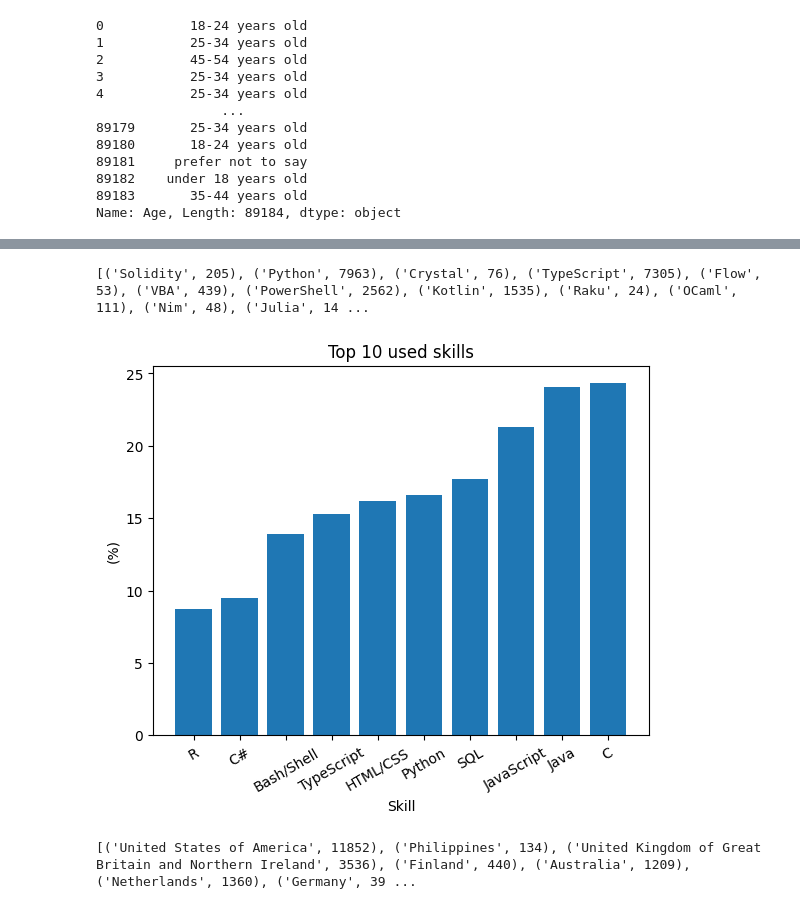
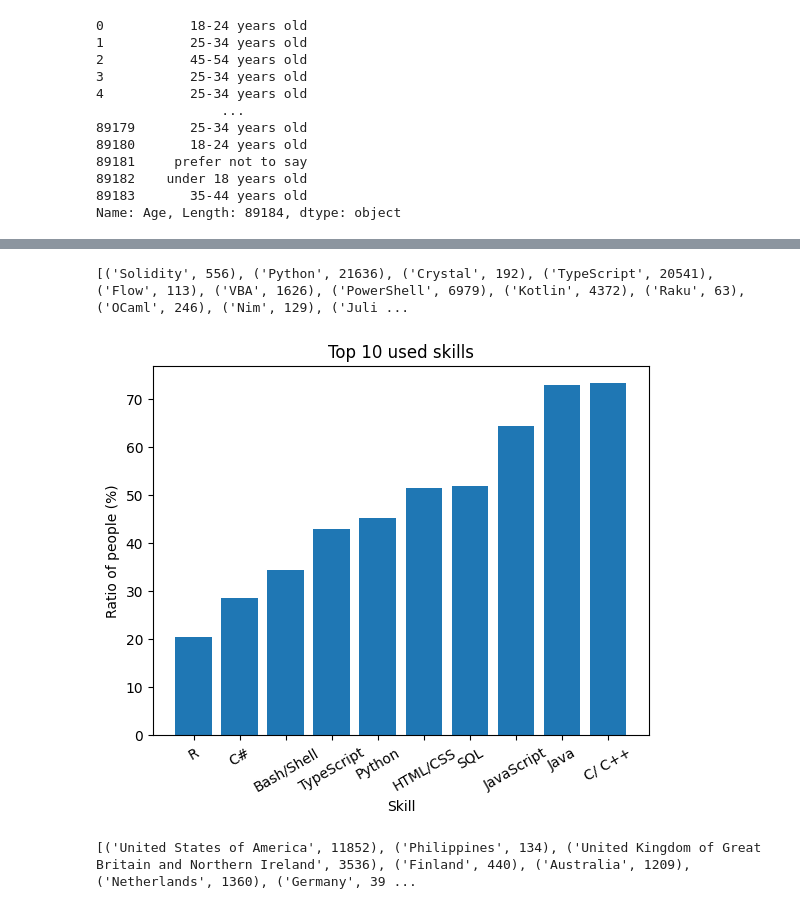
Before and after one commit to joshuaSamuel06/Tech-Jobs-Analysis, a Jupyter notebook: Analysis/data_analysis.ipynb, the cells around one changed output, grey strips where cells are left out. Drawn from its saved outputs; the diff is of its cells as text; code cells hidden in the pictures.

```diff
--- a/Analysis/data_analysis.ipynb
+++ b/Analysis/data_analysis.ipynb
@@ -159,31 +123,32 @@ for index, skill in enumerate(skills):
 # %%
 skills_entries = []
 for i in skills:
-    skills_entries.append((i, len(data[(data['ProgrammingLanguages'].str.contains(i, na=False)) & (data["AnnualSalary($)"] > 100000)])))
+    skills_entries.append((i, len(data[(data['ProgrammingLanguages'].str.contains(i, na=False))])))
 
 print(skills_entries)
 # %% [output]
-[('Solidity', 205), ('Python', 7963), ('Crystal', 76), ('TypeScript', 7305), ('Flow', 53), ('VBA', 439), ('PowerShell', 2562), ('Kotlin', 1535), ('Raku', 24), ('OCaml', 111), ('Nim', 48), ('Julia', 14 ...
+[('Solidity', 556), ('Python', 21636), ('Crystal', 192), ('TypeScript', 20541), ('Flow', 113), ('VBA', 1626), ('PowerShell', 6979), ('Kotlin', 4372), ('Raku', 63), ('OCaml', 246), ('Nim', 129), ('Juli ...
 # %%
 sorted_skills = sorted(skills_entries, key=lambda x: x[1])
 sorted_skills
 # Skills data analysis
 y = [(v[1]/data.shape[0])*100 for i, v in enumerate(sorted_skills[-11:-1])]
 x = [v[0] for i, v in enumerate(sorted_skills[-11:-1])]
+x[-1] = 'C/ C++'
 # %%
 import matplotlib.pyplot as plt
 import matplotlib.cm as cm
 import numpy as np
 bar_colors = ['tab:red', 'tab:blue', 'tab:red', 'tab:orange']
 colors = cm.rainbow(np.linspace(0.3, 1, len(y)))
 plt.bar(x, y)
 plt.xticks(rotation=30)
 plt.xlabel("Skill")
-plt.ylabel("(%)")
+plt.ylabel("Ratio of people (%)")
 plt.title("Top 10 used skills")
 plt.show()
 # %% [output]
-[figure, old version]
+[figure, new version]
 # %%
 countries_list = list(data['Country'].unique())
 number_per_country = []
```
Also changed, not shown: parts of 5 cells of this notebook.
